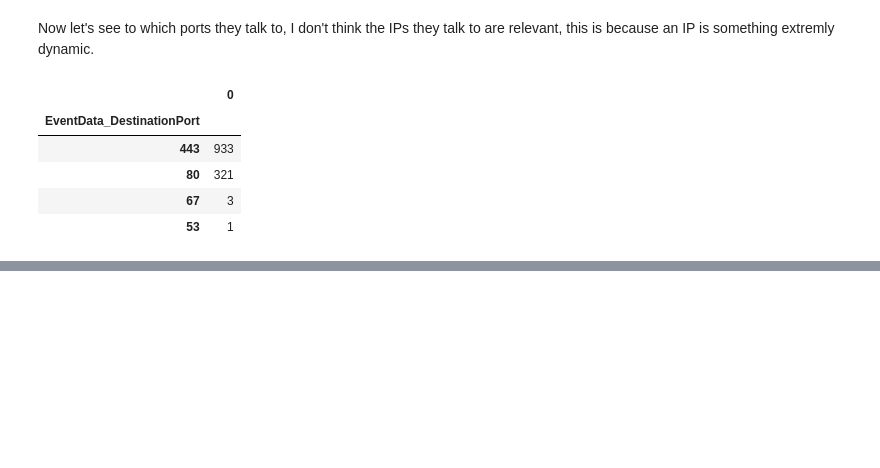
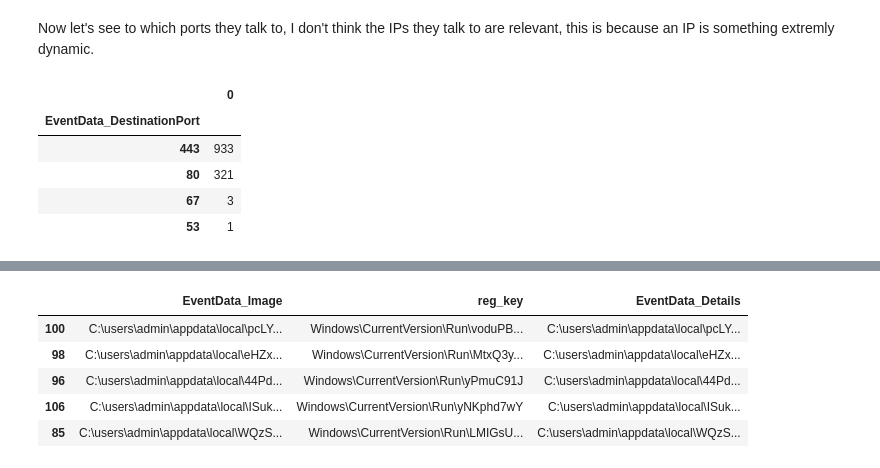
Before and after one commit to ckc5800/detecting_malicious_activity, a Jupyter notebook: ml_csec_applications.ipynb, the cells around one changed output, grey strips where cells are left out. Drawn from its saved outputs; the diff is of its cells as text; code cells hidden in the pictures; blank space fills up the shorter version.

```diff
--- a/ml_csec_applications.ipynb
+++ b/ml_csec_applications.ipynb
@@ -621,0 +683,13 @@ python vm_copy_run_reset.py --path ../malware/dist/regkey_persistence
+# %%
+import os
+def get_trial_dataframes(path):
+    """Return an array of dataframes
+
+    :param path: The path to the trial.
+    """
+    logs = []
+    for log in os.listdir(path):
+
+        logs.append(sysmon_evtx_to_dataframe(path + "/" + log))
+
+    return logs
@@ -621,0 +768,21 @@ python vm_copy_run_reset.py --path ../malware/dist/regkey_persistence
+# %%
+# Split out the path
+combined['path'] = combined['EventData_Image'].apply(
+    lambda x: '\\'.join(x.split("\\")[:-1])
+)
+
+combined['reg_key'] = combined['EventData_TargetObject'].apply(
+    lambda x: '\\'.join(x.split("\\")[-4:])
+)
+
+# Narrow down on just the path
+malware = combined[combined.path == "C:\\users\\admin\\appdata\\local"]
+
+malware[["EventData_Image", "reg_key", "EventData_Details"]]
+# %% [output]
+|  | EventData_Image | reg_key | EventData_Details |
+| 100 | C:\users\admin\appdata\local\pcLY... | Windows\CurrentVersion\Run\voduPB... | C:\users\admin\appdata\local\pcLY... |
+| 98 | C:\users\admin\appdata\local\eHZx... | Windows\CurrentVersion\Run\MtxQ3y... | C:\users\admin\appdata\local\eHZx... |
+| 96 | C:\users\admin\appdata\local\44Pd... | Windows\CurrentVersion\Run\yPmuC91J | C:\users\admin\appdata\local\44Pd... |
+| 106 | C:\users\admin\appdata\local\ISuk... | Windows\CurrentVersion\Run\yNKphd7wY | C:\users\admin\appdata\local\ISuk... |
+| 85 | C:\users\admin\appdata\local\WQzS... | Windows\CurrentVersion\Run\LMIGsU... | C:\users\admin\appdata\local\WQzS... |
```
Also changed, not shown: parts of 12 cells of this notebook.
